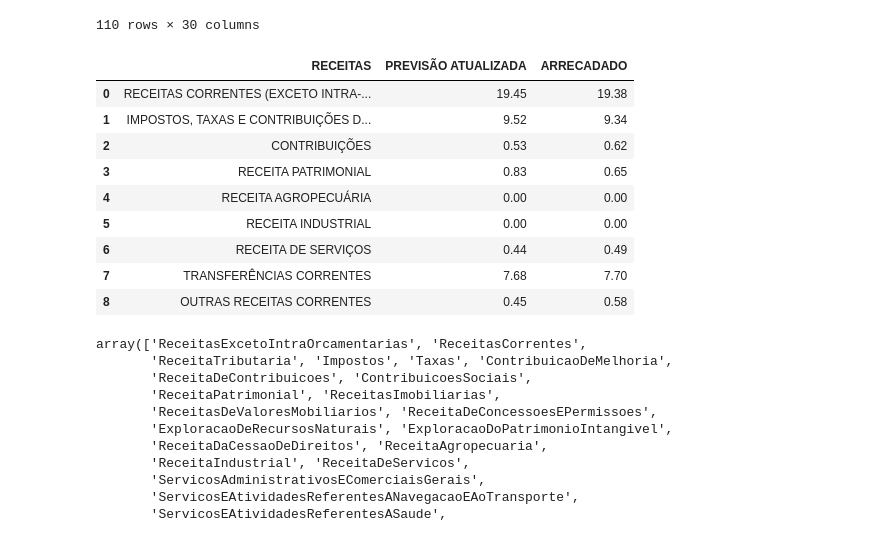
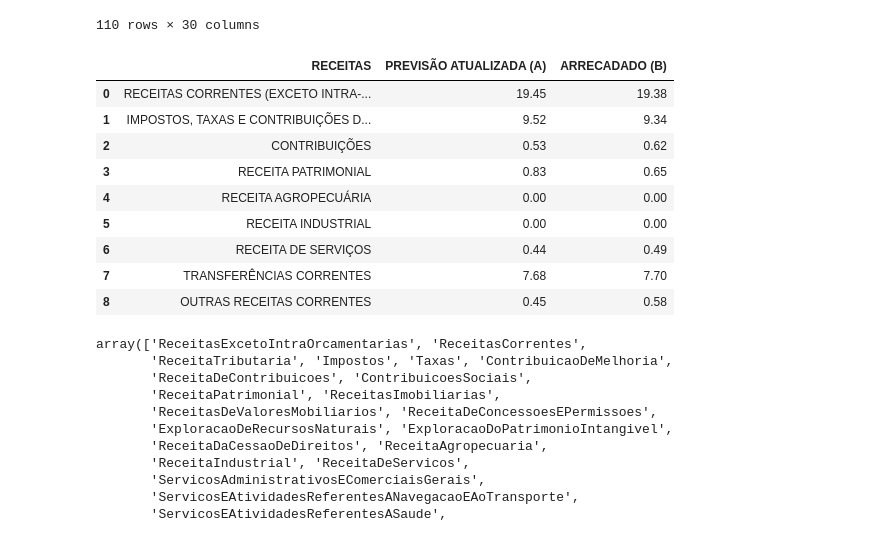
Before and after one commit to PedroJRod/api_siconfi, a Jupyter notebook: report.ipynb, the cells around one changed output. Drawn from its saved outputs; the diff is of its cells as text; code cells hidden in the pictures.

```diff
--- a/report.ipynb
+++ b/report.ipynb
@@ -126,39 +126,36 @@ df_teste = {'RECEITAS':['RECEITAS CORRENTES (EXCETO INTRA-ORÇAMENTÁRIAS)',
             'PREVISÃO ATUALIZADA (A)':[
                         0,
                         get_value(2024, 'ReceitaTributariaLiquidaExcetoTransferenciasEFUNDEB', 'PREVISÃO ATUALIZADA'),
                         get_value(2024, 'ReceitaDeContribuicoes', 'PREVISÃO ATUALIZADA'),
                         get_value(2024, 'ReceitaPatrimonial', 'PREVISÃO ATUALIZADA'),
                         get_value(2024, 'ReceitaAgropecuaria', 'PREVISÃO ATUALIZADA'),
                         get_value(2024, 'ReceitaIndustrial', 'PREVISÃO ATUALIZADA'),
                         get_value(2024, 'ReceitaDeServicos', 'PREVISÃO ATUALIZADA'),
                         get_value(2024, 'RREO3TransferenciasCorrentes', 'PREVISÃO ATUALIZADA'),
                         get_value(2024, 'OutrasReceitasCorrentes', 'PREVISÃO ATUALIZADA')
                         ],
             'ARRECADADO (B)': [
                         0,
                         get_value(2024, 'ReceitaTributariaLiquidaExcetoTransferenciasEFUNDEB', 'TOTAL (ÚLTIMOS 12 MESES)'),
                         get_value(2024, 'ReceitaDeContribuicoes', 'Até o Bimestre (c)'),
                         get_value(2024, 'ReceitaPatrimonial', 'Até o Bimestre (c)'),
                         get_value(2024, 'ReceitaAgropecuaria', 'Até o Bimestre (c)'),
                         get_value(2024, 'ReceitaIndustrial', 'Até o Bimestre (c)'),
                         get_value(2024, 'ReceitaDeServicos', 'Até o Bimestre (c)'),
                         get_value(2024, 'RREO3TransferenciasCorrentes', 'TOTAL (ÚLTIMOS 12 MESES)'),
                         get_value(2024, 'OutrasReceitasCorrentes', 'Até o Bimestre (c)')
                         ]
-            '% (C=B/A)' : [
-                        0,
-                        ]
                         }
 
 df_teste = pd.DataFrame(df_teste)
 
-df_teste.loc[df_teste['RECEITAS'] == 'RECEITAS CORRENTES (EXCETO INTRA-ORÇAMENTÁRIAS)', 'PREVISÃO ATUALIZADA'] = df_teste.loc[1:, 'PREVISÃO ATUALIZADA'].sum()
-df_teste.loc[df_teste['RECEITAS'] == 'RECEITAS CORRENTES (EXCETO INTRA-ORÇAMENTÁRIAS)', 'ARRECADADO'] = df_teste.loc[1:, 'ARRECADADO'].sum()
+df_teste.loc[df_teste['RECEITAS'] == 'RECEITAS CORRENTES (EXCETO INTRA-ORÇAMENTÁRIAS)', 'PREVISÃO ATUALIZADA (A)'] = df_teste.loc[1:, 'PREVISÃO ATUALIZADA (A)'].sum()
+df_teste.loc[df_teste['RECEITAS'] == 'RECEITAS CORRENTES (EXCETO INTRA-ORÇAMENTÁRIAS)', 'ARRECADADO (B)'] = df_teste.loc[1:, 'ARRECADADO (B)'].sum()
 
 
 df_teste
 # %% [output]
-|  | RECEITAS | PREVISÃO ATUALIZADA | ARRECADADO |
+|  | RECEITAS | PREVISÃO ATUALIZADA (A) | ARRECADADO (B) |
 | 0 | RECEITAS CORRENTES (EXCETO INTRA-... | 19.45 | 19.38 |
 | 1 | IMPOSTOS, TAXAS E CONTRIBUIÇÕES D... | 9.52 | 9.34 |
 | 2 | CONTRIBUIÇÕES | 0.53 | 0.62 |
```
Also changed, not shown: parts of 2 cells of this notebook, 1 other file.
